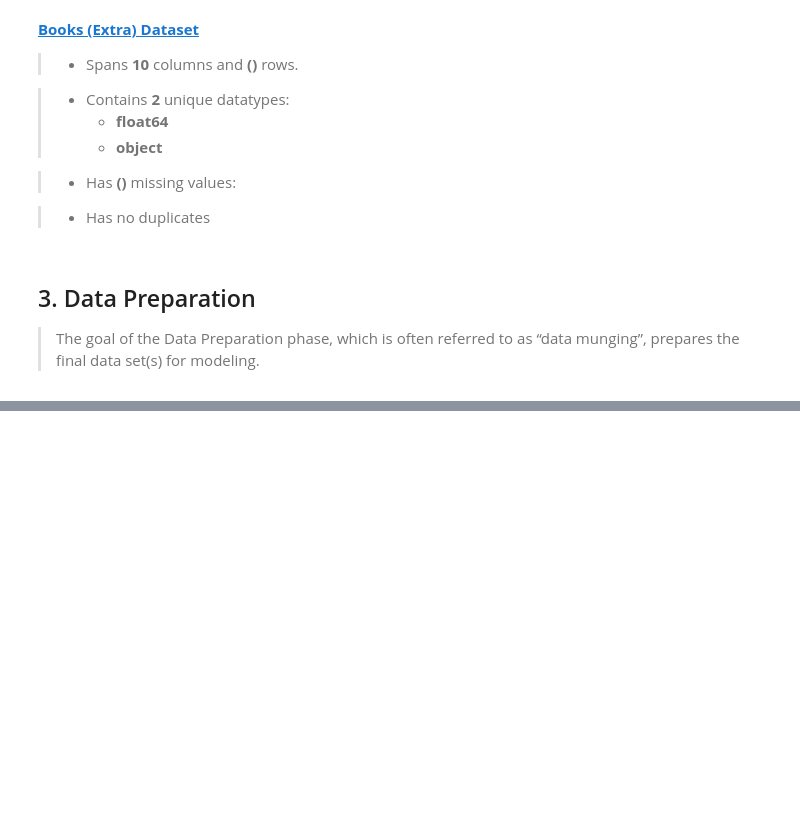
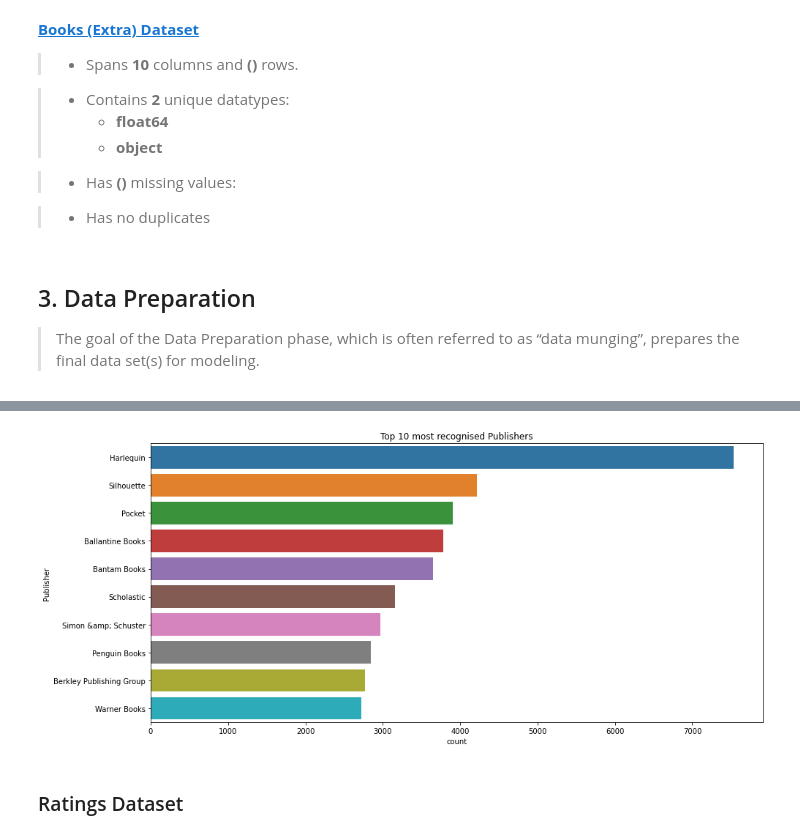
Before and after one commit to Azegele/Phase-5-Project, a Jupyter notebook: index.ipynb, the cells around one changed output, grey strips where cells are left out. Drawn from its saved outputs; the diff is of its cells as text; code cells hidden in the pictures; blank space fills up the shorter version.

```diff
--- a/index.ipynb
+++ b/index.ipynb
@@ -442,0 +571,4 @@ There are 0 duplicated records in the DataFrame.
+# %%
+count_plot('Publisher', books, 'Top 10 most recognised Publishers')
+# %% [output]
+[figure, added]
@@ -442,0 +592,2 @@ There are 0 duplicated records in the DataFrame.
+# %% [markdown]
+### Ratings Dataset
```
Also changed, not shown: parts of 20 cells of this notebook.
